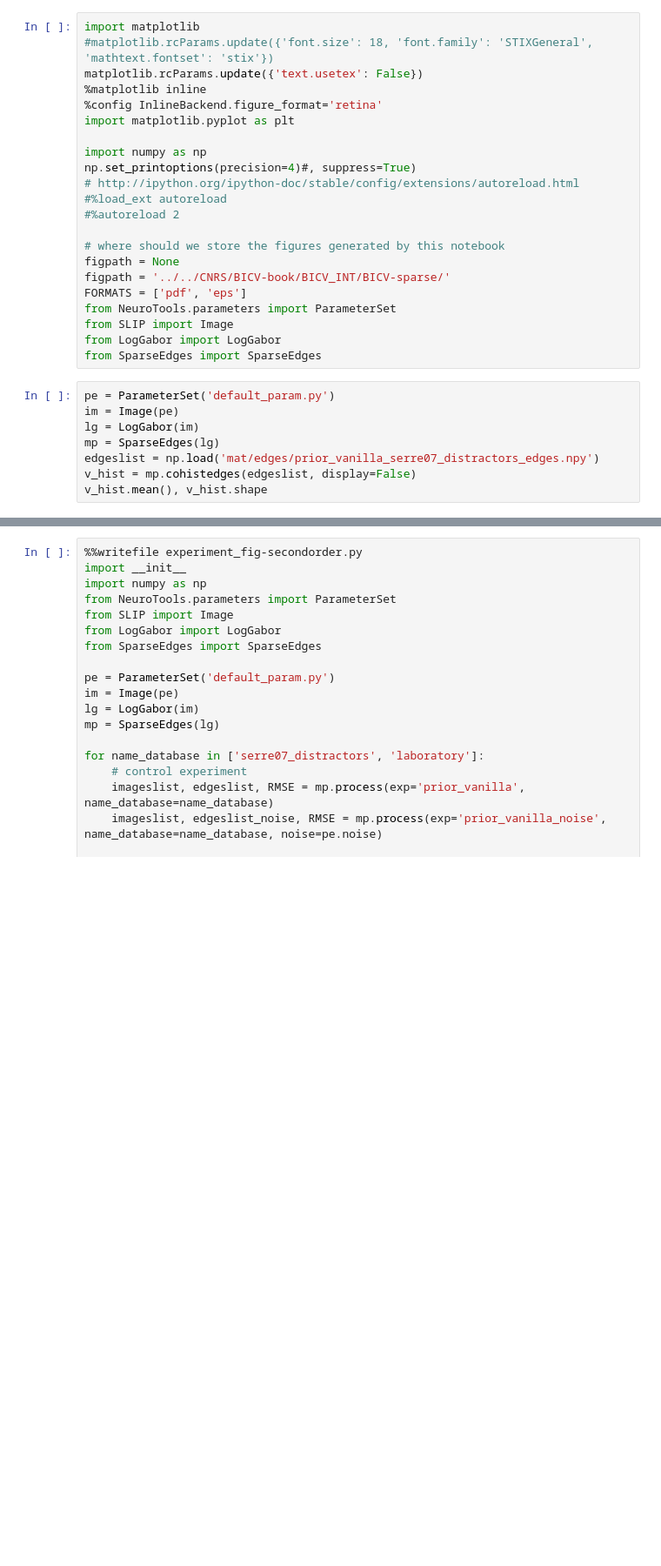
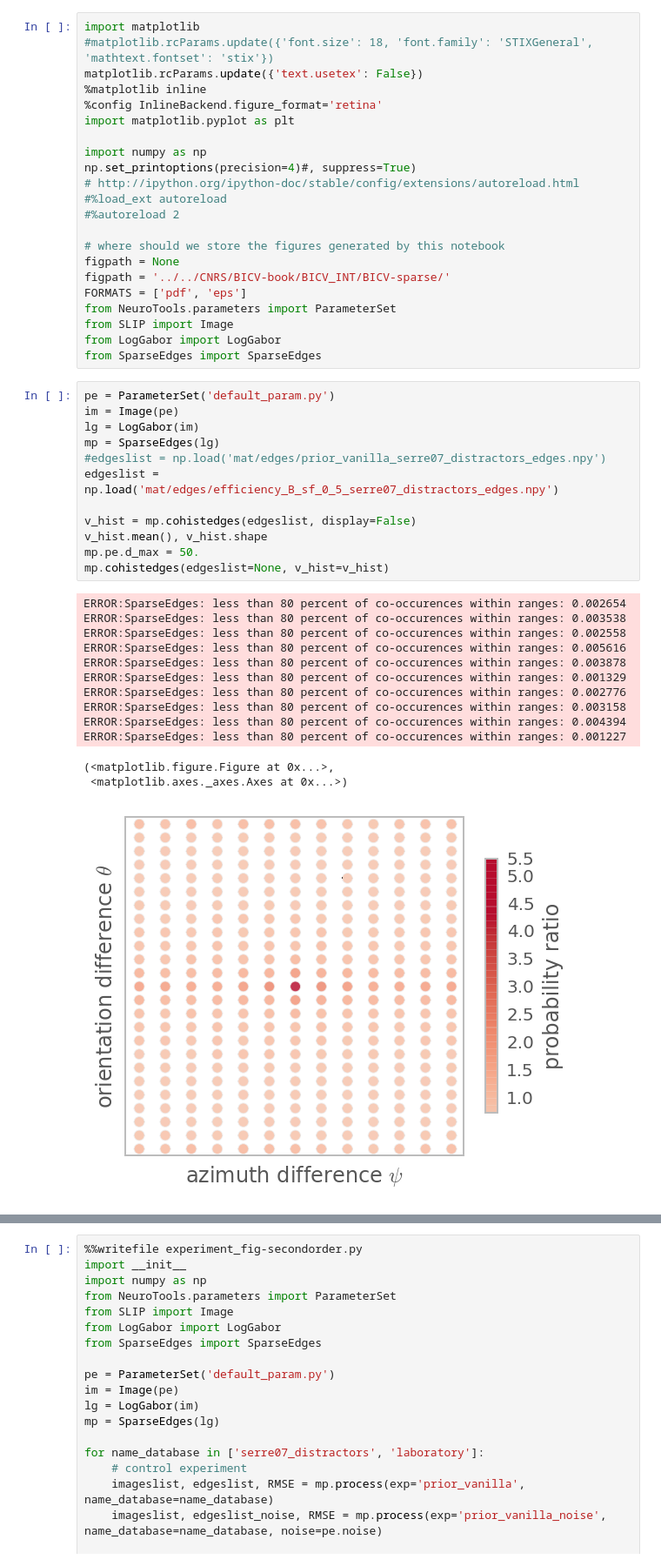
Before and after one commit to bicv/SparseEdges, a Jupyter notebook: secondorder_prior.ipynb, the cells around one changed output, grey strips where cells are left out. Shown at 87% size. Saved outputs shown, nothing was run; the diff lists cells and outputs as text; blank space fills up the shorter version.

```diff
--- a/secondorder_prior.ipynb
+++ b/secondorder_prior.ipynb
@@ -213,9 +236,27 @@ from SparseEdges import SparseEdges
 # %%
 pe = ParameterSet('default_param.py')
 im = Image(pe)
 lg = LogGabor(im)
 mp = SparseEdges(lg)
-edgeslist = np.load('mat/edges/prior_vanilla_serre07_distractors_edges.npy')
+#edgeslist = np.load('mat/edges/prior_vanilla_serre07_distractors_edges.npy')
+edgeslist = np.load('mat/edges/efficiency_B_sf_0_5_serre07_distractors_edges.npy')
+
 v_hist = mp.cohistedges(edgeslist, display=False)
 v_hist.mean(), v_hist.shape
+mp.pe.d_max = 50.
+mp.cohistedges(edgeslist=None, v_hist=v_hist)
+# %% [output]
+ERROR:SparseEdges: less than 80 percent of co-occurences within ranges: 0.002654
+ERROR:SparseEdges: less than 80 percent of co-occurences within ranges: 0.003538
+ERROR:SparseEdges: less than 80 percent of co-occurences within ranges: 0.002558
+ERROR:SparseEdges: less than 80 percent of co-occurences within ranges: 0.005616
+ERROR:SparseEdges: less than 80 percent of co-occurences within ranges: 0.003878
+ERROR:SparseEdges: less than 80 percent of co-occurences within ranges: 0.001329
+ERROR:SparseEdges: less than 80 percent of co-occurences within ranges: 0.002776
+ERROR:SparseEdges: less than 80 percent of co-occurences within ranges: 0.003158
+ERROR:SparseEdges: less than 80 percent of co-occurences within ranges: 0.004394
+ERROR:SparseEdges: less than 80 percent of co-occurences within ranges: 0.001227
+(<matplotlib.figure.Figure at 0x...>,
+ <matplotlib.axes._axes.Axes at 0x...>)
+[figure, added]
 # %%
```
Also changed, not shown: parts of 7 cells of this notebook, 9 other files.
